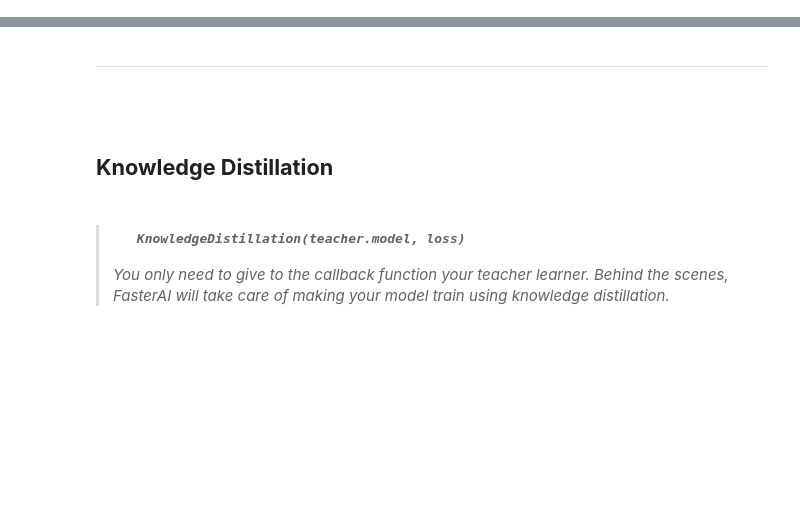
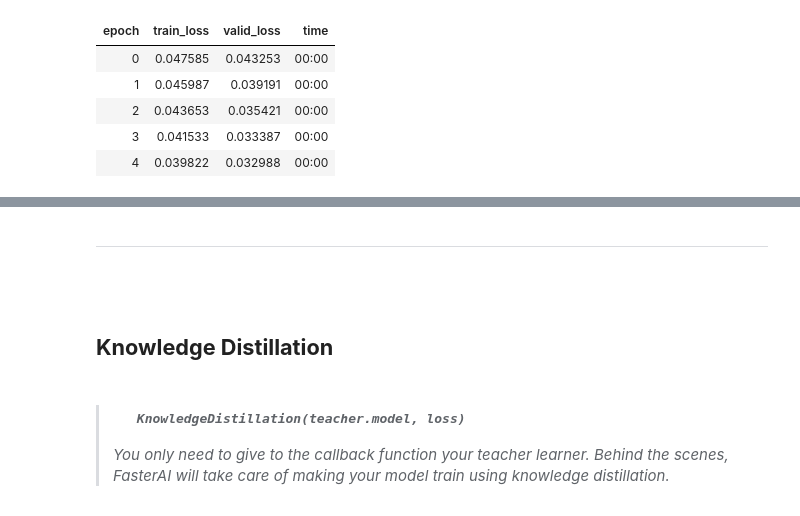
Before and after one commit to ninjalabo/hsicomp, a Jupyter notebook: nbs/ARAD1K_HSCNN_Compression.ipynb, the cells around one changed output, grey strips where cells are left out. Drawn from its saved outputs; the diff is of its cells as text; code cells hidden in the pictures; blank space fills up the shorter version.

```diff
--- a/nbs/ARAD1K_HSCNN_Compression.ipynb
+++ b/nbs/ARAD1K_HSCNN_Compression.ipynb
@@ -175,0 +210,18 @@ Target Shape: torch.Size([5])
+# %%
+#| eval: false
+from torch.nn import MSELoss
+# Train or fine-tune the model (optional)
+model = HSCNN_Plus(in_channels=3, out_channels=3, num_blocks=5)  # Reduce num_blocks significantly
+learn = Learner(dls, model.to('cpu'), loss_func=MSELoss())
+
+learn.fit_one_cycle(5, lr_max=1e-4)
+# learn.fit_one_cycle(4, 1e-4)
+# Run inference on validation set
+# preds, targs = learn.get_preds(dl=dls.valid)  # Get predictions
+# %% [output]
+| epoch | train_loss | valid_loss | time |
+| 0 | 0.047585 | 0.043253 | 00:00 |
+| 1 | 0.045987 | 0.039191 | 00:00 |
+| 2 | 0.043653 | 0.035421 | 00:00 |
+| 3 | 0.041533 | 0.033387 | 00:00 |
+| 4 | 0.039822 | 0.032988 | 00:00 |
```
Also changed, not shown: parts of 98 cells of this notebook, 1 other file.
